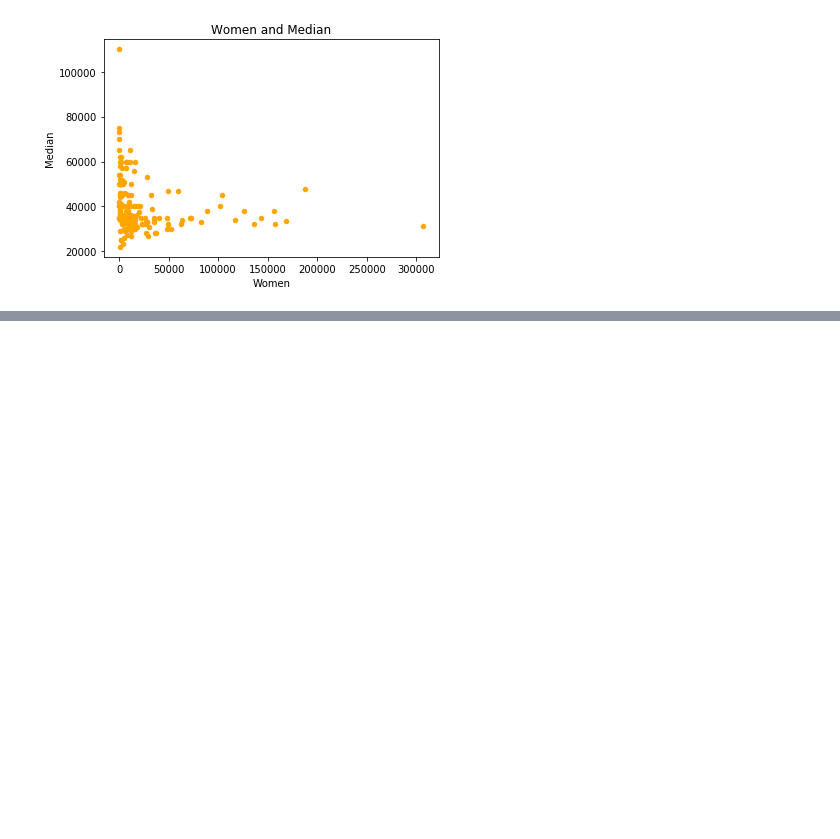
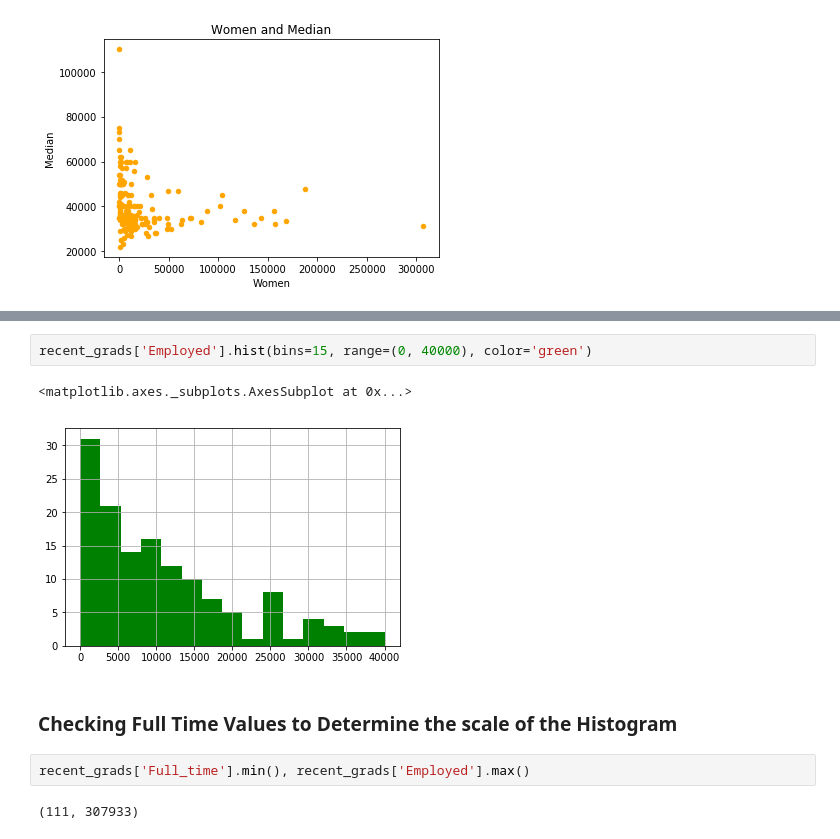
Before and after one commit to mrabins/-Visualizing-Earnings-Based-On-College-Major, a Jupyter notebook: Visualizing Earnings Based On College Majors.ipynb, the cells around one changed output, grey strips where cells are left out. Drawn from its saved outputs; the diff is of its cells as text; blank space fills up the shorter version.

```diff
--- a/Visualizing Earnings Based On College Majors.ipynb
+++ b/Visualizing Earnings Based On College Majors.ipynb
@@ -121,0 +124,11 @@ Index(['Rank', 'Major_code', 'Major', 'Total', 'Men', 'Women',
+# %%
+recent_grads['Employed'].hist(bins=15, range=(0, 40000), color='green')
+# %% [output]
+<matplotlib.axes._subplots.AxesSubplot at 0x...>
+[figure, added]
+# %% [markdown]
+### Checking Full Time Values to Determine the scale of the Histogram
+# %%
+recent_grads['Full_time'].min(), recent_grads['Employed'].max()
+# %% [output]
+(111, 307933)
```
Also changed, not shown: parts of 14 cells of this notebook.
